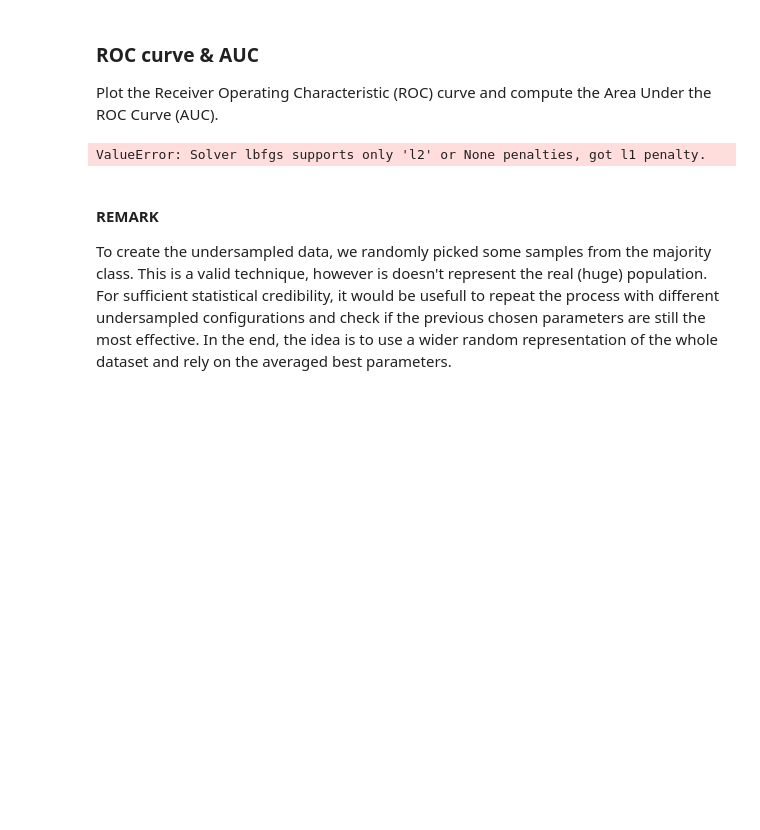
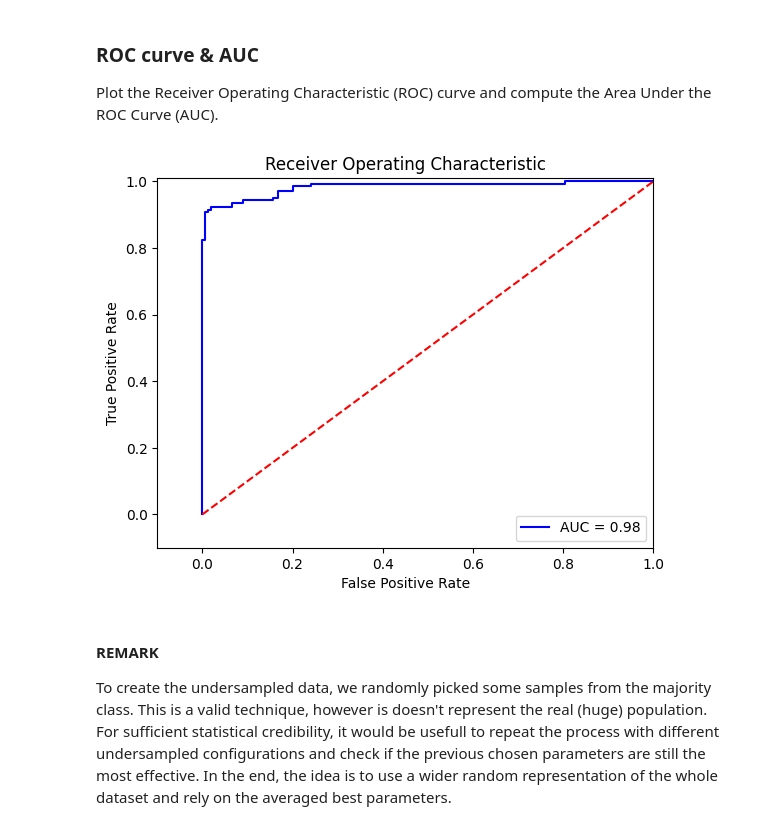
Before and after one commit to P-Ramos16/AA, a Jupyter notebook: Class8/Part2/CreditCard.ipynb, the cells around one changed output. Drawn from its saved outputs; the diff is of its cells as text; code cells hidden in the pictures; blank space fills up the shorter version.

```diff
--- a/Class8/Part2/CreditCard.ipynb
+++ b/Class8/Part2/CreditCard.ipynb
@@ -342,28 +336,28 @@ IPython -- An enhanced Interactive Python
 
 Plot the Receiver Operating Characteristic (ROC) curve and compute the Area Under the ROC Curve (AUC).
 # %%
-lr = LogisticRegression(C = best_c, penalty = 'l1')
+lr = LogisticRegression(C = best_c, penalty = 'l1', solver= "saga")
 lr.fit(X_train_undersample,y_train_undersample)
 y_pred_undersample_score=lr.decision_function(X_test_undersample)
 
 # Compute ROC curve
 fpr, tpr, thresholds = roc_curve(y_test_undersample,y_pred_undersample_score)
 
 # Compute Area Under the ROC Curve (AUC), it is a scalar
 roc_auc = auc(fpr,tpr)
 
 # Plot ROC
 plt.title('Receiver Operating Characteristic')
 plt.plot(fpr, tpr, 'b',label='AUC = %0.2f'% roc_auc)
 plt.legend(loc='lower right')
 plt.plot([0,1],[0,1],'r--')
 plt.xlim([-0.1,1.0])
 plt.ylim([-0.1,1.01])
 plt.ylabel('True Positive Rate')
 plt.xlabel('False Positive Rate')
 plt.show()
 # %% [output]
-ValueError: Solver lbfgs supports only 'l2' or None penalties, got l1 penalty.
+[figure, added]
 # %% [markdown]
 #### REMARK
 To create the undersampled data, we randomly picked some samples from the majority class. This is a valid technique, however is doesn't represent the real (huge) population.
```
Also changed, not shown: parts of 7 cells of this notebook.
